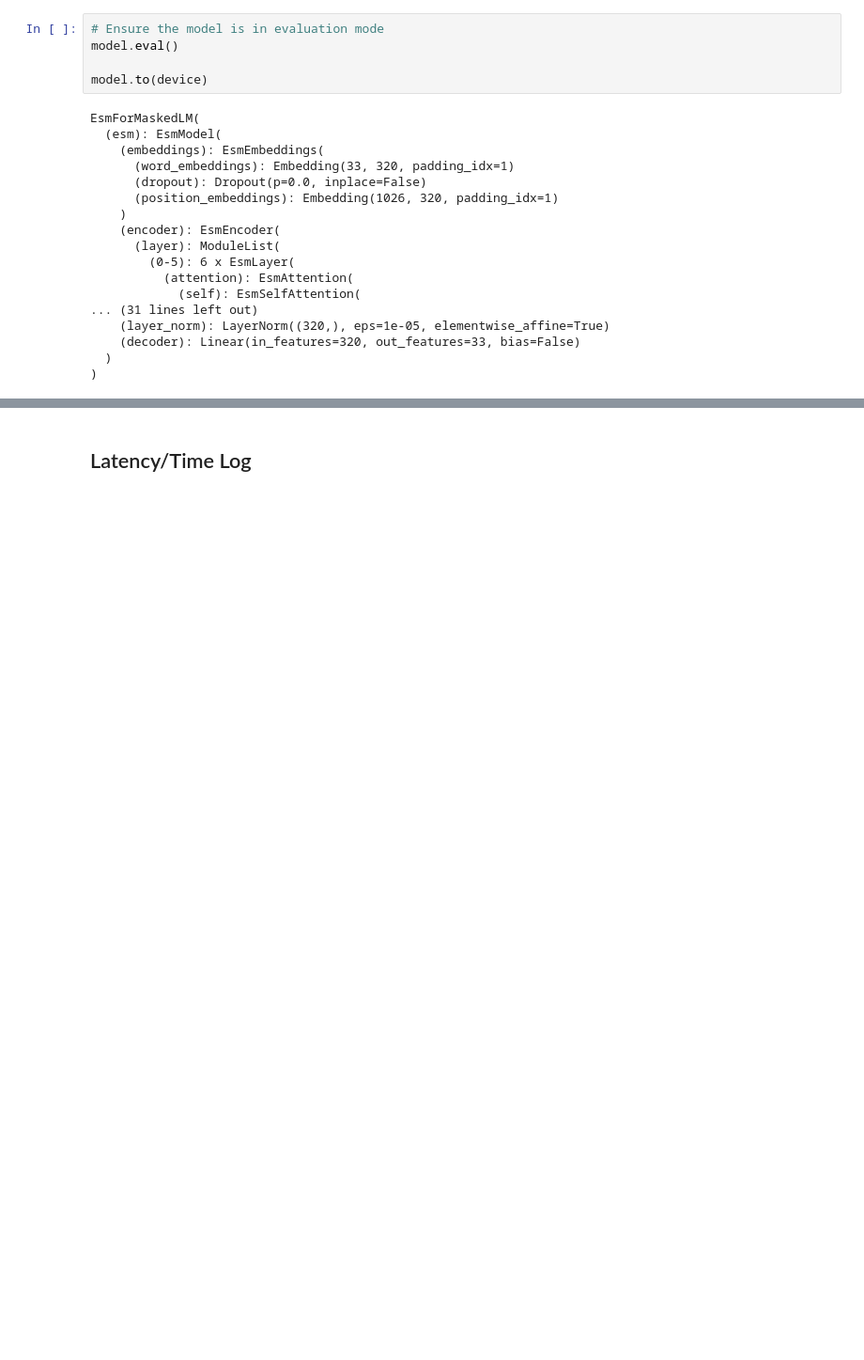
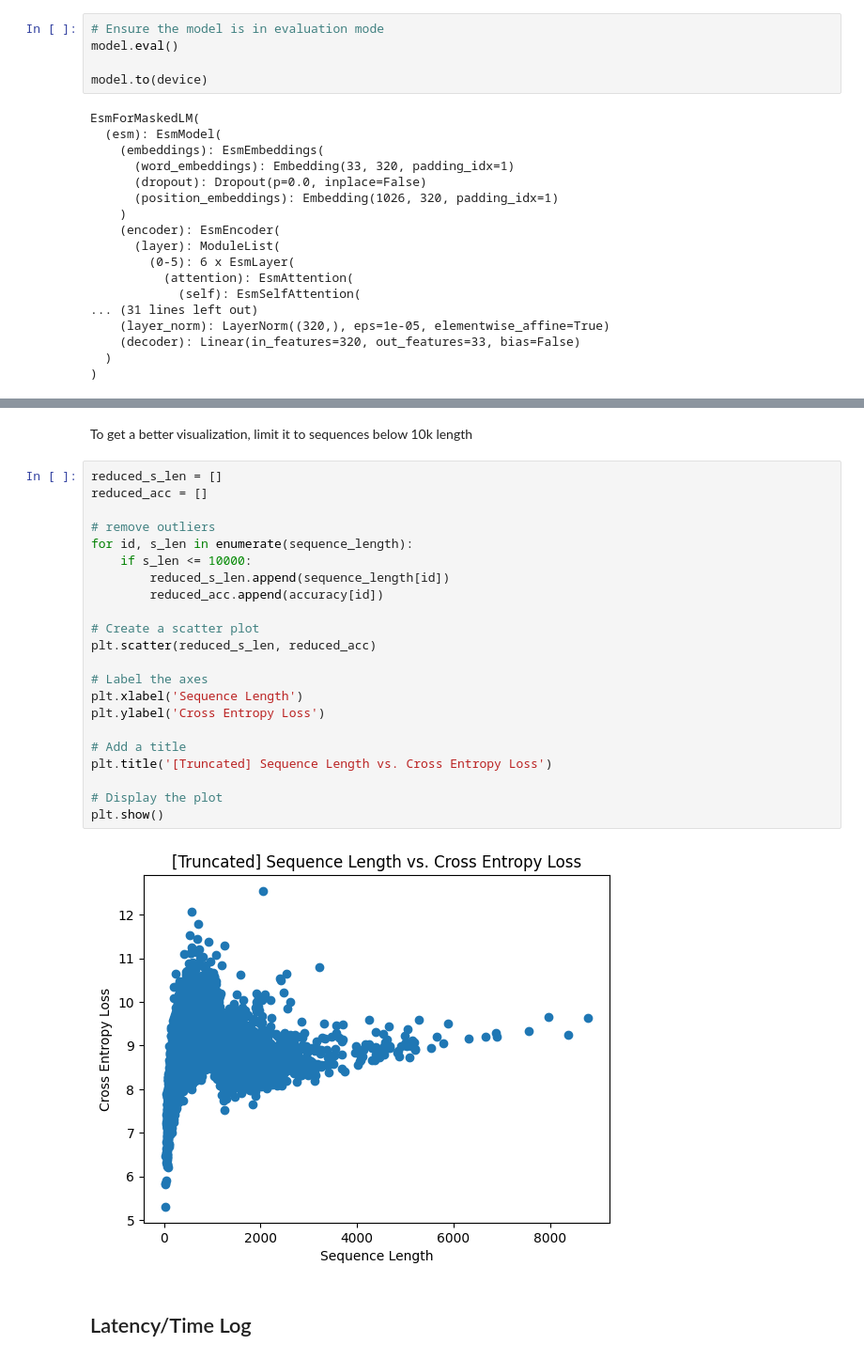
Before and after one commit to lgltan/ESM_Benchmark, a Jupyter notebook: protein_folding_8M.ipynb, the cells around one changed output, grey strips where cells are left out. Shown at 94% size. Saved outputs shown, nothing was run; the diff lists cells and outputs as text; blank space fills up the shorter version.

```diff
--- a/protein_folding_8M.ipynb
+++ b/protein_folding_8M.ipynb
@@ -214,3 +218,29 @@ Accuracy: 8.88778632054329
+# %% [markdown]
+To get a better visualization, limit it to sequences below 10k length
+# %%
+reduced_s_len = []
+reduced_acc = []
+
+# remove outliers
+for id, s_len in enumerate(sequence_length):
+    if s_len <= 10000:
+        reduced_s_len.append(sequence_length[id])
+        reduced_acc.append(accuracy[id])
+
+# Create a scatter plot
+plt.scatter(reduced_s_len, reduced_acc)
+
+# Label the axes
+plt.xlabel('Sequence Length')
+plt.ylabel('Cross Entropy Loss')
+
+# Add a title
+plt.title('[Truncated] Sequence Length vs. Cross Entropy Loss')
+
+# Display the plot
+plt.show()
+# %% [output]
+[figure, added]
 # %% [markdown]
 ## Latency/Time Log
 # %%
```
Also changed, not shown: parts of 15 cells of this notebook.
